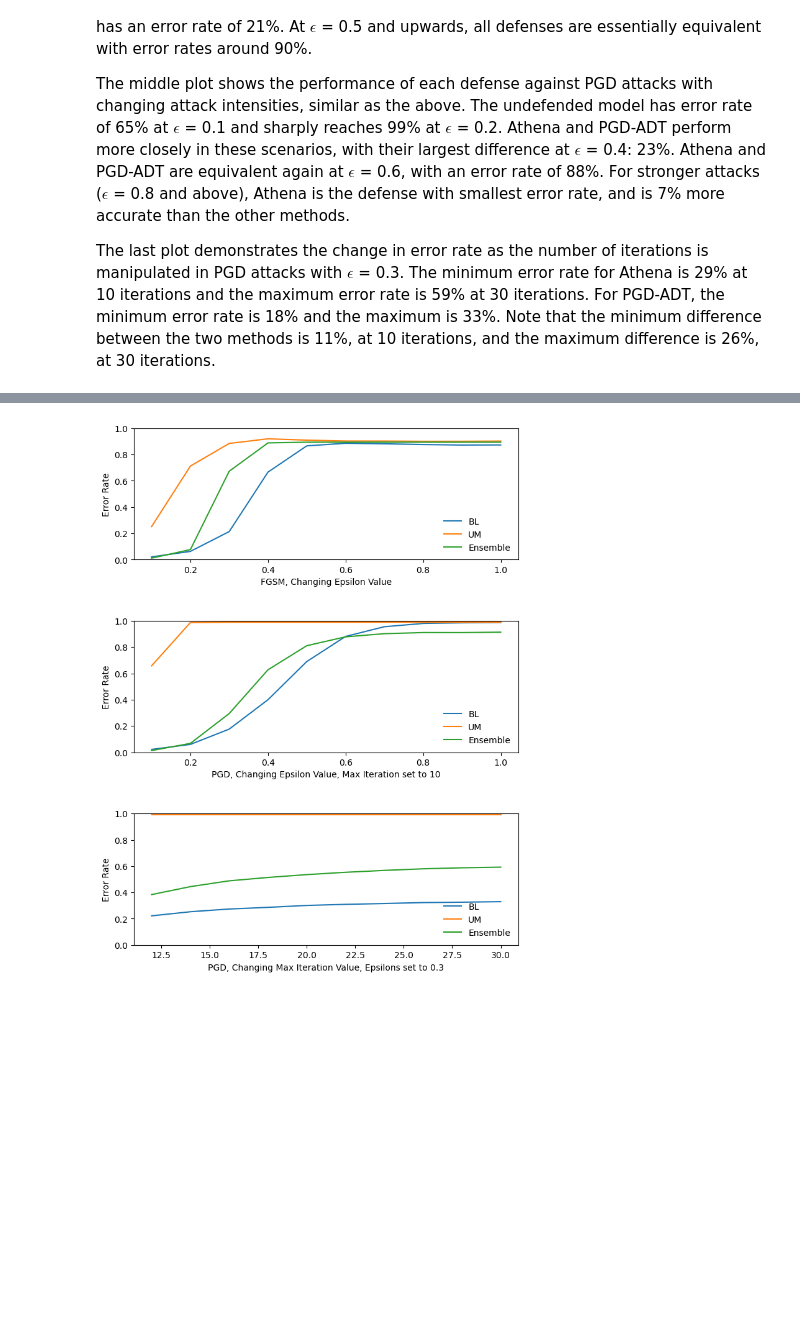
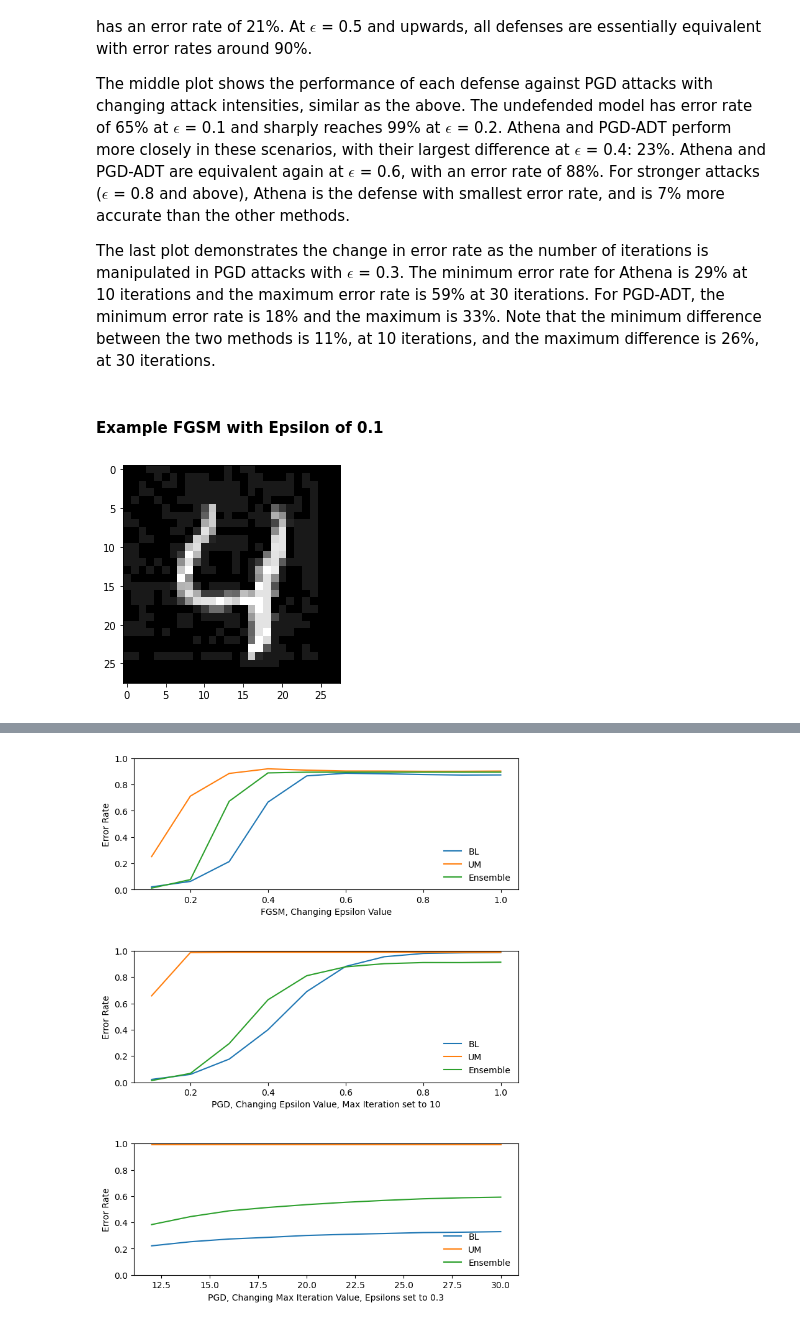
Before and after one commit to Jacob-L-Vincent/project-athena, a Jupyter notebook: Task1/Report_Task1.ipynb, the cells around one changed output, grey strips where cells are left out. Saved outputs shown, nothing was run; the diff lists cells and outputs as text; code cells hidden in the pictures; blank space fills up the shorter version.

Commit message:
updated task1 report

```diff
--- a/Task1/Report_Task1.ipynb
+++ b/Task1/Report_Task1.ipynb
@@ -76,3 +76,16 @@ The top plot shows the performance of each defense against FGSM adversarial atta
 The middle plot shows the performance of each defense against PGD attacks with changing attack intensities, similar as the above. The undefended model has error rate of 65% at $\epsilon$ = 0.1 and sharply reaches 99% at $\epsilon$ = 0.2. Athena and PGD-ADT perform more closely in these scenarios, with their largest difference at $\epsilon$ = 0.4: 23%. Athena and PGD-ADT are equivalent again at $\epsilon$ = 0.6, with an error rate of 88%. For stronger attacks ($\epsilon$ = 0.8 and above), Athena is the defense with smallest error rate, and is 7% more accurate than the other methods.
 
 The last plot demonstrates the change in error rate as the number of iterations is manipulated in PGD attacks with $\epsilon$ = 0.3. The minimum error rate for Athena is 29% at 10 iterations and the maximum error rate is 59% at 30 iterations. For PGD-ADT, the minimum error rate is 18% and the maximum is 33%. Note that the minimum difference between the two methods is 11%, at 10 iterations, and the maximum difference is 26%, at 30 iterations.
+# %% [markdown]
+#### Example FGSM with Epsilon of 0.1
+# %%
+import numpy as np
+import matplotlib.pyplot as plt
+
+
+fgsm = np.load('../Task2/data/fgespof0.1.npy')
+fgsmeps1 = fgsm[4,:,:,0]
+plt.imshow(fgsmeps1,cmap ='gray')
+plt.show()
+# %% [output]
+[figure, added]
```
Also changed, not shown: parts of 11 cells of this notebook.
